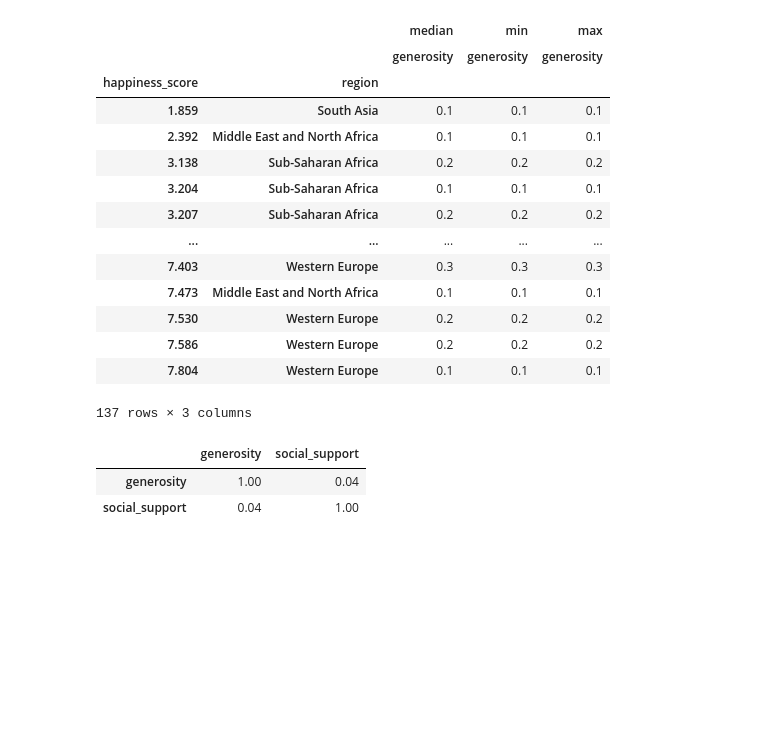
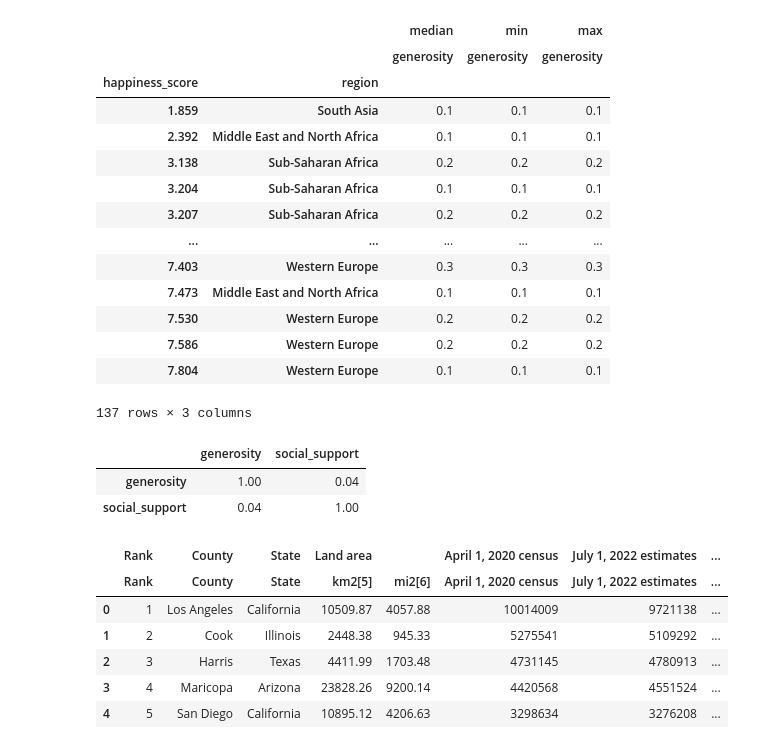
Before and after one commit to shimjide123/datman, a Jupyter notebook: Yu_Nong_ps1_data_management.ipynb, the cells around one changed output. Drawn from its saved outputs; the diff is of its cells as text; code cells hidden in the pictures; blank space fills up the shorter version.

```diff
--- a/Yu_Nong_ps1_data_management.ipynb
+++ b/Yu_Nong_ps1_data_management.ipynb
@@ -349,0 +354,10 @@ Happiness[['generosity','social_support']].corr().round(2)
+# %%
+pd.read_html('https://en.wikipedia.org/wiki/List_of_the_most_populous_counties_in_the_United_States',match='State')[0].head(5)
+# %% [output]
+|  | Rank | County | State | Land area |  | April 1, 2020 census | July 1, 2022 estimates | ... |
+|  | Rank | County | State | km2[5] | mi2[6] | April 1, 2020 census | July 1, 2022 estimates | ... |
+| 0 | 1 | Los Angeles | California | 10509.87 | 4057.88 | 10014009 | 9721138 | ... |
+| 1 | 2 | Cook | Illinois | 2448.38 | 945.33 | 5275541 | 5109292 | ... |
+| 2 | 3 | Harris | Texas | 4411.99 | 1703.48 | 4731145 | 4780913 | ... |
+| 3 | 4 | Maricopa | Arizona | 23828.26 | 9200.14 | 4420568 | 4551524 | ... |
+| 4 | 5 | San Diego | California | 10895.12 | 4206.63 | 3298634 | 3276208 | ... |
```
Also changed, not shown: parts of 16 cells of this notebook.
